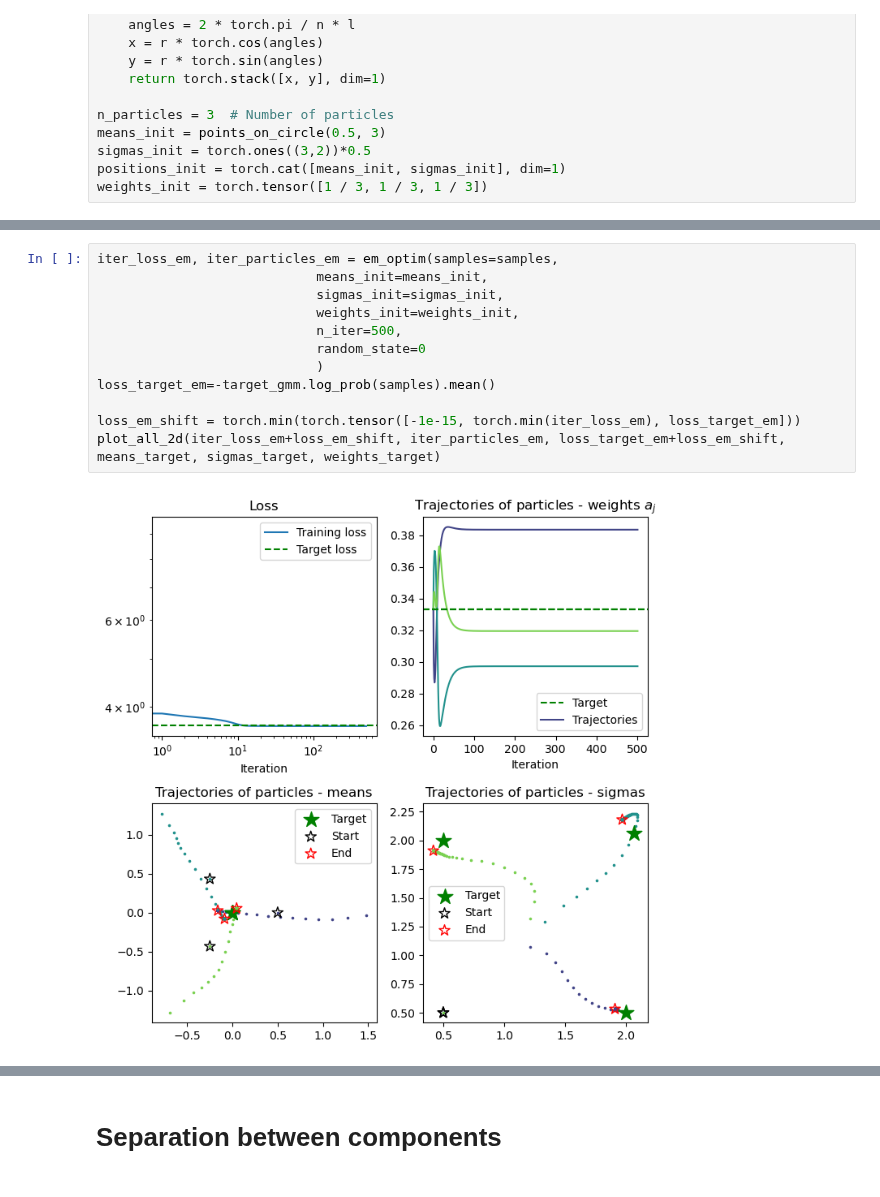
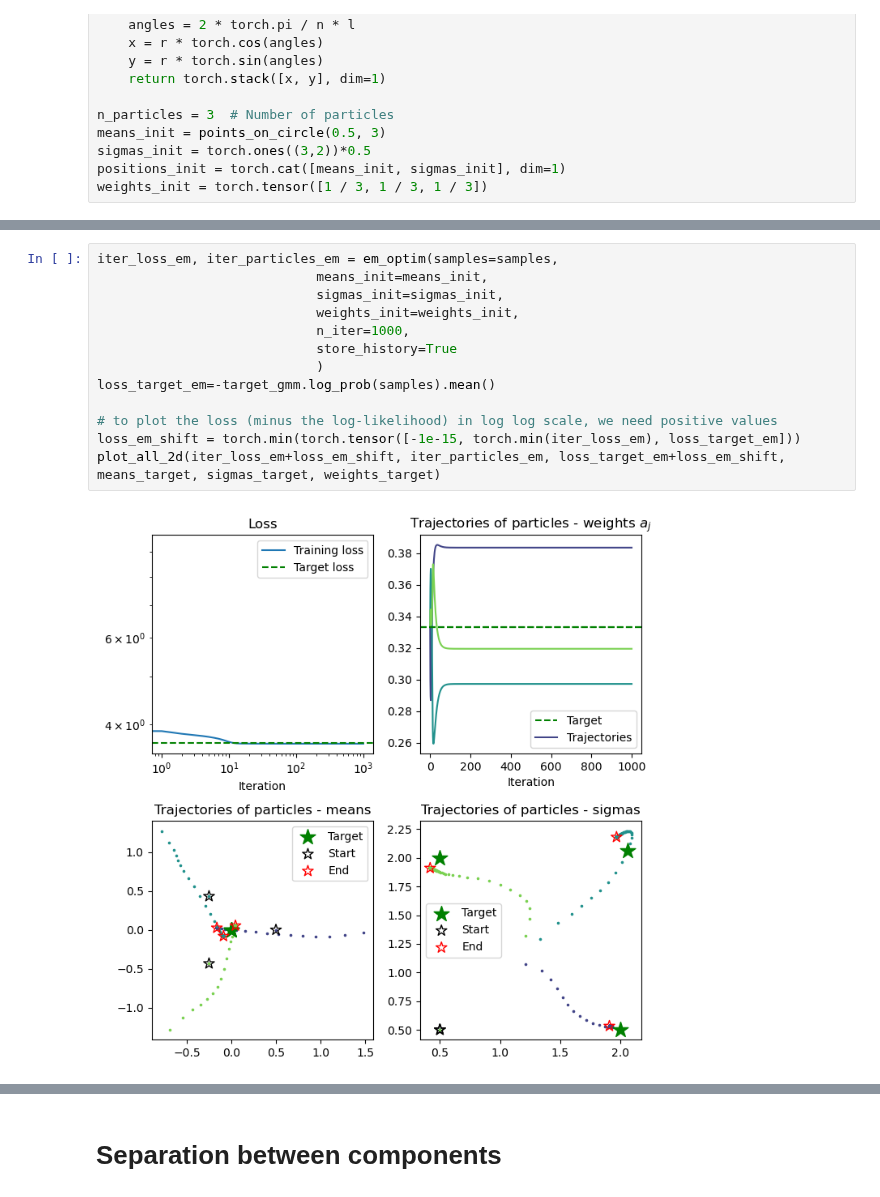
Before and after one commit to giardr/blasso_gmm_cpgd, a Jupyter notebook: cpgd_experiments.ipynb, the cells around one changed output, grey strips where cells are left out. Cells and saved outputs as stored; diff of their text form.

```diff
--- a/cpgd_experiments.ipynb
+++ b/cpgd_experiments.ipynb
@@ -468,15 +515,16 @@ def em_optim(
 # %%
 iter_loss_em, iter_particles_em = em_optim(samples=samples,
                             means_init=means_init,
                             sigmas_init=sigmas_init,
                             weights_init=weights_init,
-                            n_iter=500,
-                            random_state=0
+                            n_iter=1000,
+                            store_history=True
                             )
 loss_target_em=-target_gmm.log_prob(samples).mean()
 
+# to plot the loss (minus the log-likelihood) in log log scale, we need positive values
 loss_em_shift = torch.min(torch.tensor([-1e-15, torch.min(iter_loss_em), loss_target_em]))
 plot_all_2d(iter_loss_em+loss_em_shift, iter_particles_em, loss_target_em+loss_em_shift, means_target, sigmas_target, weights_target)
 # %% [output]
-[figure, old version]
+[figure, new version]
 # %%
```
Also changed, not shown: parts of 11 cells of this notebook, 1 other file.
